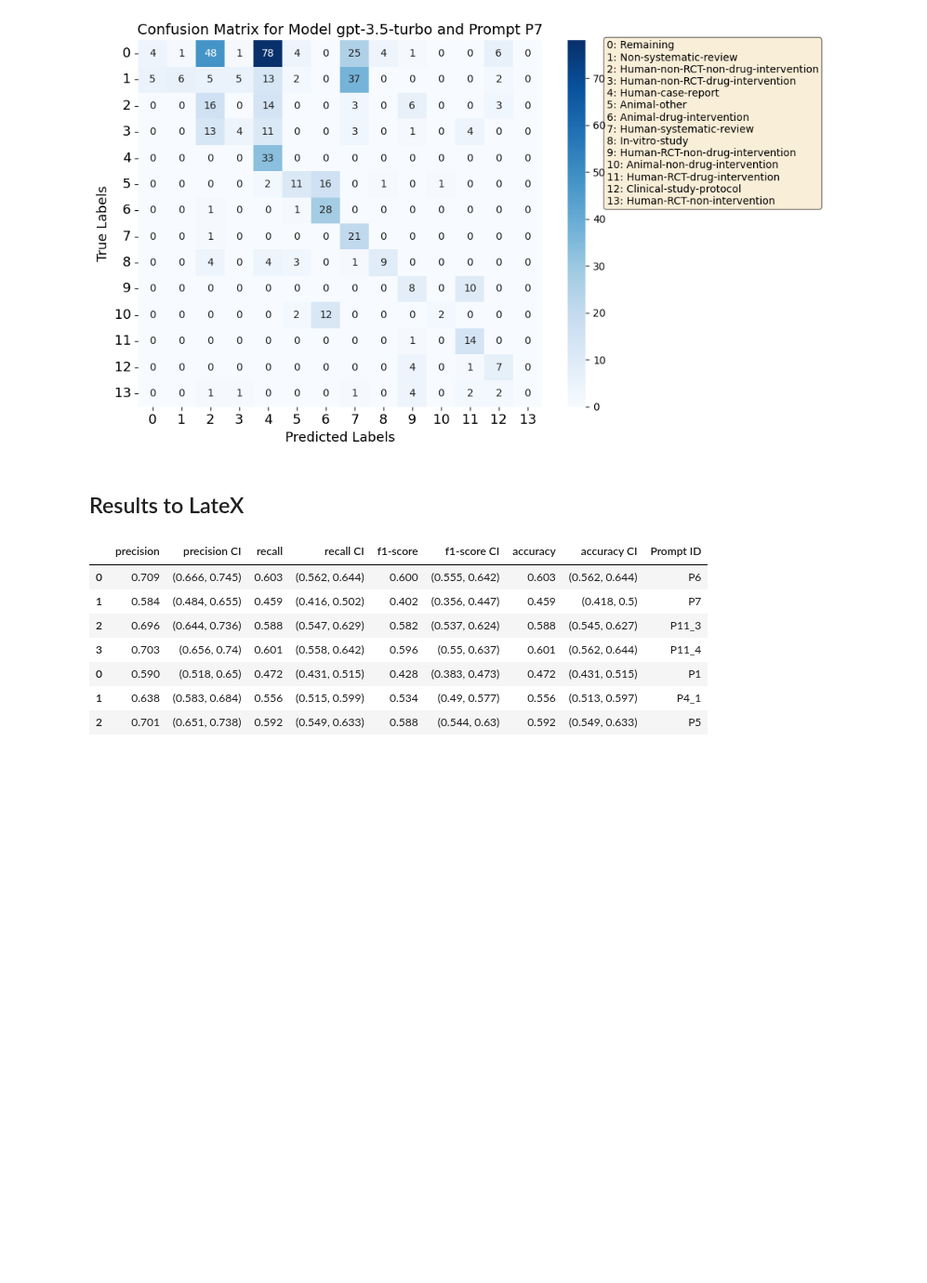
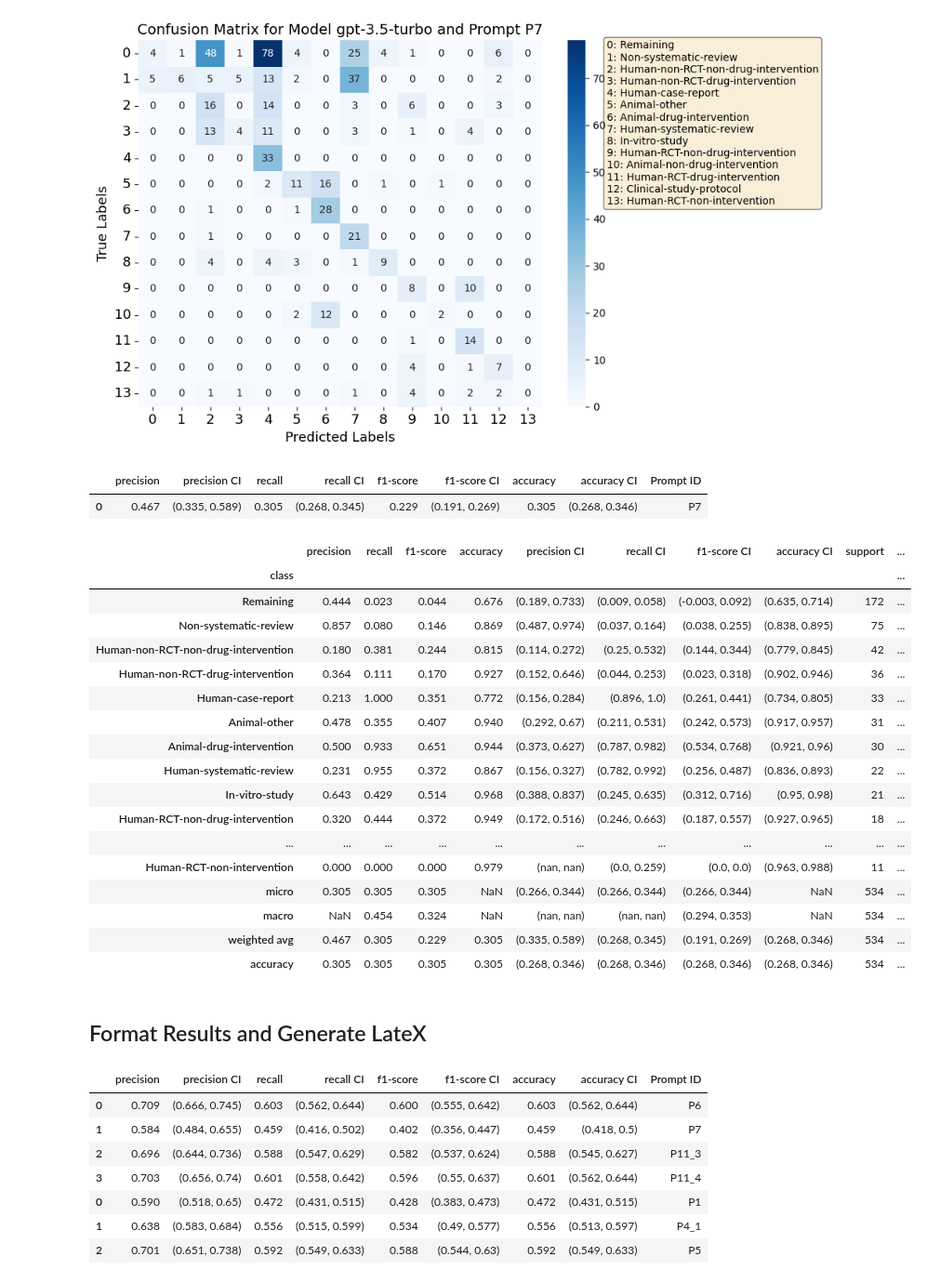
Before and after one commit to Ineichen-Group/StudyTypeTeller, a Jupyter notebook: models/Evaluation_GPT_multi-label_with_CI.ipynb, the cells around one changed output. Shown at 93% size. Cells and saved outputs as stored; diff of their text form; code cells hidden in the pictures; blank space fills up the shorter version.

```diff
--- a/models/Evaluation_GPT_multi-label_with_CI.ipynb
+++ b/models/Evaluation_GPT_multi-label_with_CI.ipynb
@@ -242,8 +242,34 @@ all_reports_df, summary_df = evaluate_predictions_with_ci(df, target_label_col,
 Evaluating  P7
 Results saved to evaluations/ and plots/ folders.
 [figure]
+# %%
+summary_df
+# %% [output]
+|  | precision | precision CI | recall | recall CI | f1-score | f1-score CI | accuracy | accuracy CI | Prompt ID |
+| 0 | 0.467 | (0.335, 0.589) | 0.305 | (0.268, 0.345) | 0.229 | (0.191, 0.269) | 0.305 | (0.268, 0.346) | P7 |
+# %%
+all_reports_df
+# %% [output]
+|  | precision | recall | f1-score | accuracy | precision CI | recall CI | f1-score CI | accuracy CI | support | ... |
+| class |  |  |  |  |  |  |  |  |  | ... |
+| Remaining | 0.444 | 0.023 | 0.044 | 0.676 | (0.189, 0.733) | (0.009, 0.058) | (-0.003, 0.092) | (0.635, 0.714) | 172 | ... |
+| Non-systematic-review | 0.857 | 0.080 | 0.146 | 0.869 | (0.487, 0.974) | (0.037, 0.164) | (0.038, 0.255) | (0.838, 0.895) | 75 | ... |
+| Human-non-RCT-non-drug-intervention | 0.180 | 0.381 | 0.244 | 0.815 | (0.114, 0.272) | (0.25, 0.532) | (0.144, 0.344) | (0.779, 0.845) | 42 | ... |
+| Human-non-RCT-drug-intervention | 0.364 | 0.111 | 0.170 | 0.927 | (0.152, 0.646) | (0.044, 0.253) | (0.023, 0.318) | (0.902, 0.946) | 36 | ... |
+| Human-case-report | 0.213 | 1.000 | 0.351 | 0.772 | (0.156, 0.284) | (0.896, 1.0) | (0.261, 0.441) | (0.734, 0.805) | 33 | ... |
+| Animal-other | 0.478 | 0.355 | 0.407 | 0.940 | (0.292, 0.67) | (0.211, 0.531) | (0.242, 0.573) | (0.917, 0.957) | 31 | ... |
+| Animal-drug-intervention | 0.500 | 0.933 | 0.651 | 0.944 | (0.373, 0.627) | (0.787, 0.982) | (0.534, 0.768) | (0.921, 0.96) | 30 | ... |
+| Human-systematic-review | 0.231 | 0.955 | 0.372 | 0.867 | (0.156, 0.327) | (0.782, 0.992) | (0.256, 0.487) | (0.836, 0.893) | 22 | ... |
+| In-vitro-study | 0.643 | 0.429 | 0.514 | 0.968 | (0.388, 0.837) | (0.245, 0.635) | (0.312, 0.716) | (0.95, 0.98) | 21 | ... |
+| Human-RCT-non-drug-intervention | 0.320 | 0.444 | 0.372 | 0.949 | (0.172, 0.516) | (0.246, 0.663) | (0.187, 0.557) | (0.927, 0.965) | 18 | ... |
+| ... | ... | ... | ... | ... | ... | ... | ... | ... | ... | ... |
+| Human-RCT-non-intervention | 0.000 | 0.000 | 0.000 | 0.979 | (nan, nan) | (0.0, 0.259) | (0.0, 0.0) | (0.963, 0.988) | 11 | ... |
+| micro | 0.305 | 0.305 | 0.305 | NaN | (0.266, 0.344) | (0.266, 0.344) | (0.266, 0.344) | NaN | 534 | ... |
+| macro | NaN | 0.454 | 0.324 | NaN | (nan, nan) | (nan, nan) | (0.294, 0.353) | NaN | 534 | ... |
+| weighted avg | 0.467 | 0.305 | 0.229 | 0.305 | (0.335, 0.589) | (0.268, 0.345) | (0.191, 0.269) | (0.268, 0.346) | 534 | ... |
+| accuracy | 0.305 | 0.305 | 0.305 | 0.305 | (0.268, 0.346) | (0.268, 0.346) | (0.268, 0.346) | (0.268, 0.346) | 534 | ... |
 # %% [markdown]
-## Results to LateX
+## Format Results and Generate LateX
 # %%
 model = "gpt-4-turbo-preview"
 
```
Also changed, not shown: parts of 1 cell of this notebook.
